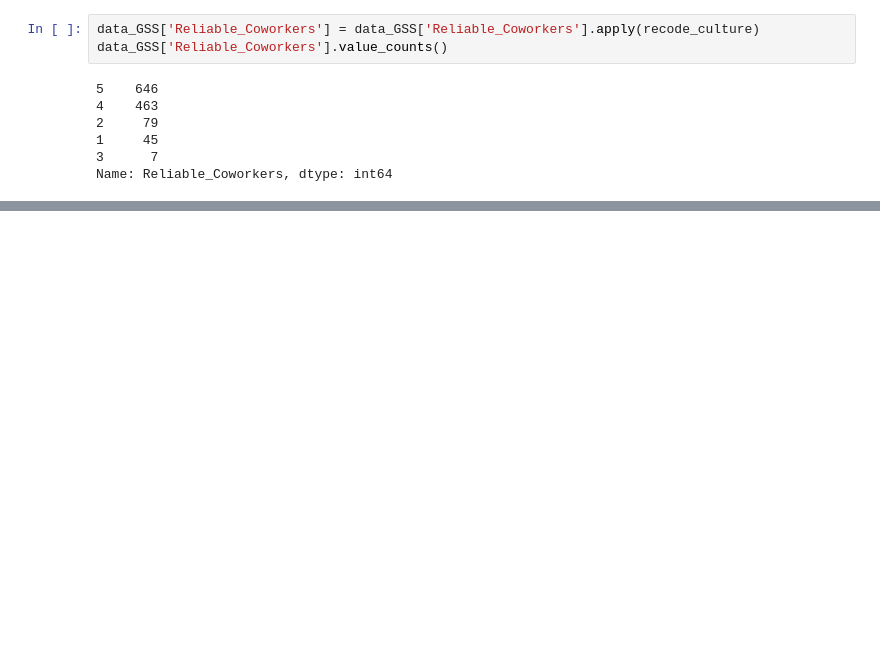
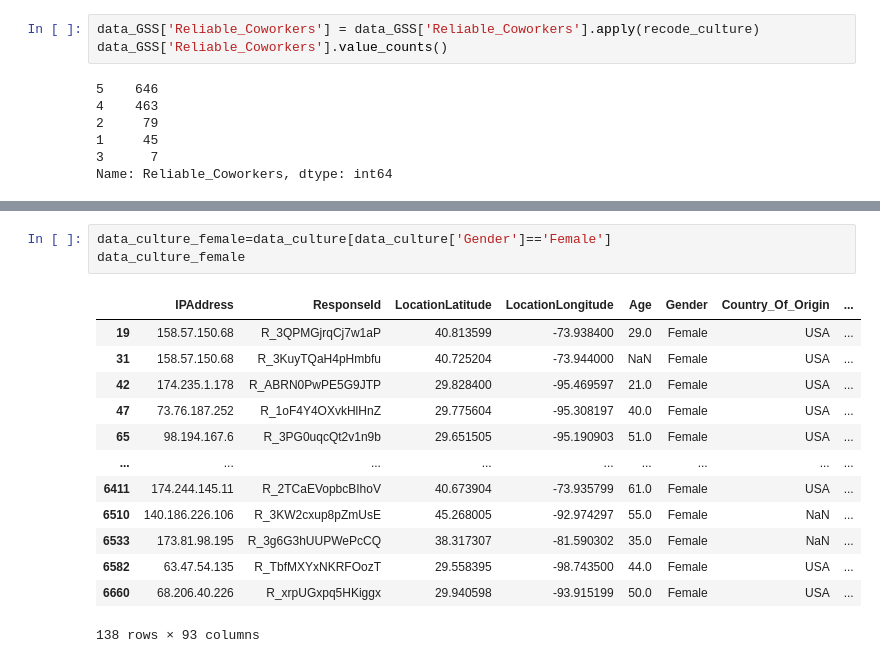
Before and after one commit to bara235/ce599, a Jupyter notebook: Project/Project.ipynb, the cells around one changed output, grey strips where cells are left out. Drawn from its saved outputs; the diff is of its cells as text; blank space fills up the shorter version.

```diff
--- a/Project/Project.ipynb
+++ b/Project/Project.ipynb
@@ -254,0 +328,17 @@ Name: Derogatory_Comments, dtype: float64
+# %%
+data_culture_female=data_culture[data_culture['Gender']=='Female']
+data_culture_female
+# %% [output]
+|  | IPAddress | ResponseId | LocationLatitude | LocationLongitude | Age | Gender | Country_Of_Origin | ... |
+| 19 | 158.57.150.68 | R_3QPMGjrqCj7w1aP | 40.813599 | -73.938400 | 29.0 | Female | USA | ... |
+| 31 | 158.57.150.68 | R_3KuyTQaH4pHmbfu | 40.725204 | -73.944000 | NaN | Female | USA | ... |
+| 42 | 174.235.1.178 | R_ABRN0PwPE5G9JTP | 29.828400 | -95.469597 | 21.0 | Female | USA | ... |
+| 47 | 73.76.187.252 | R_1oF4Y4OXvkHlHnZ | 29.775604 | -95.308197 | 40.0 | Female | USA | ... |
+| 65 | 98.194.167.6 | R_3PG0uqcQt2v1n9b | 29.651505 | -95.190903 | 51.0 | Female | USA | ... |
+| ... | ... | ... | ... | ... | ... | ... | ... | ... |
+| 6411 | 174.244.145.11 | R_2TCaEVopbcBIhoV | 40.673904 | -73.935799 | 61.0 | Female | USA | ... |
+| 6510 | 140.186.226.106 | R_3KW2cxup8pZmUsE | 45.268005 | -92.974297 | 55.0 | Female | NaN | ... |
+| 6533 | 173.81.98.195 | R_3g6G3hUUPWePcCQ | 38.317307 | -81.590302 | 35.0 | Female | NaN | ... |
+| 6582 | 63.47.54.135 | R_TbfMXYxNKRFOozT | 29.558395 | -98.743500 | 44.0 | Female | USA | ... |
+| 6660 | 68.206.40.226 | R_xrpUGxpq5HKiggx | 29.940598 | -93.915199 | 50.0 | Female | USA | ... |
+138 rows × 93 columns
```
Also changed, not shown: parts of 45 cells of this notebook, 8 other files.
